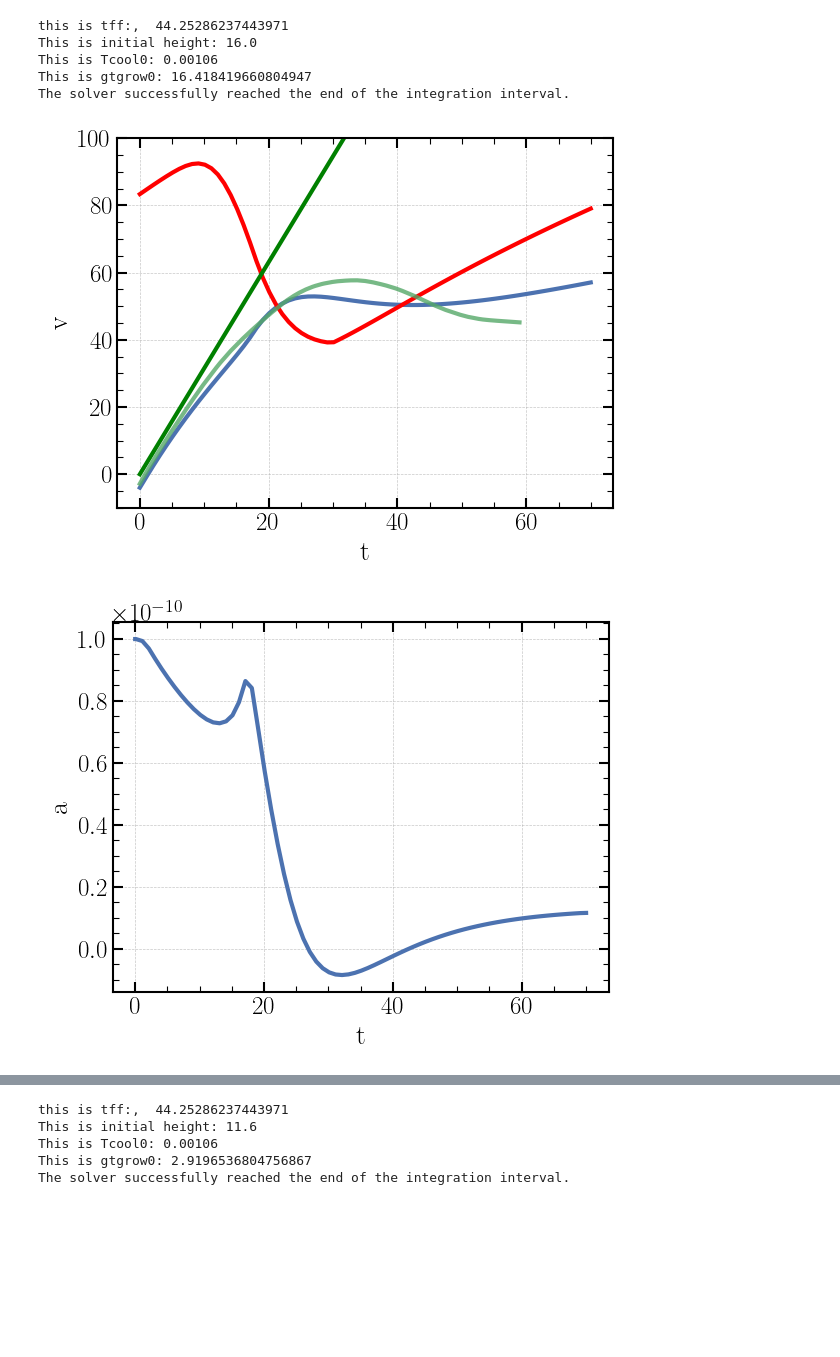
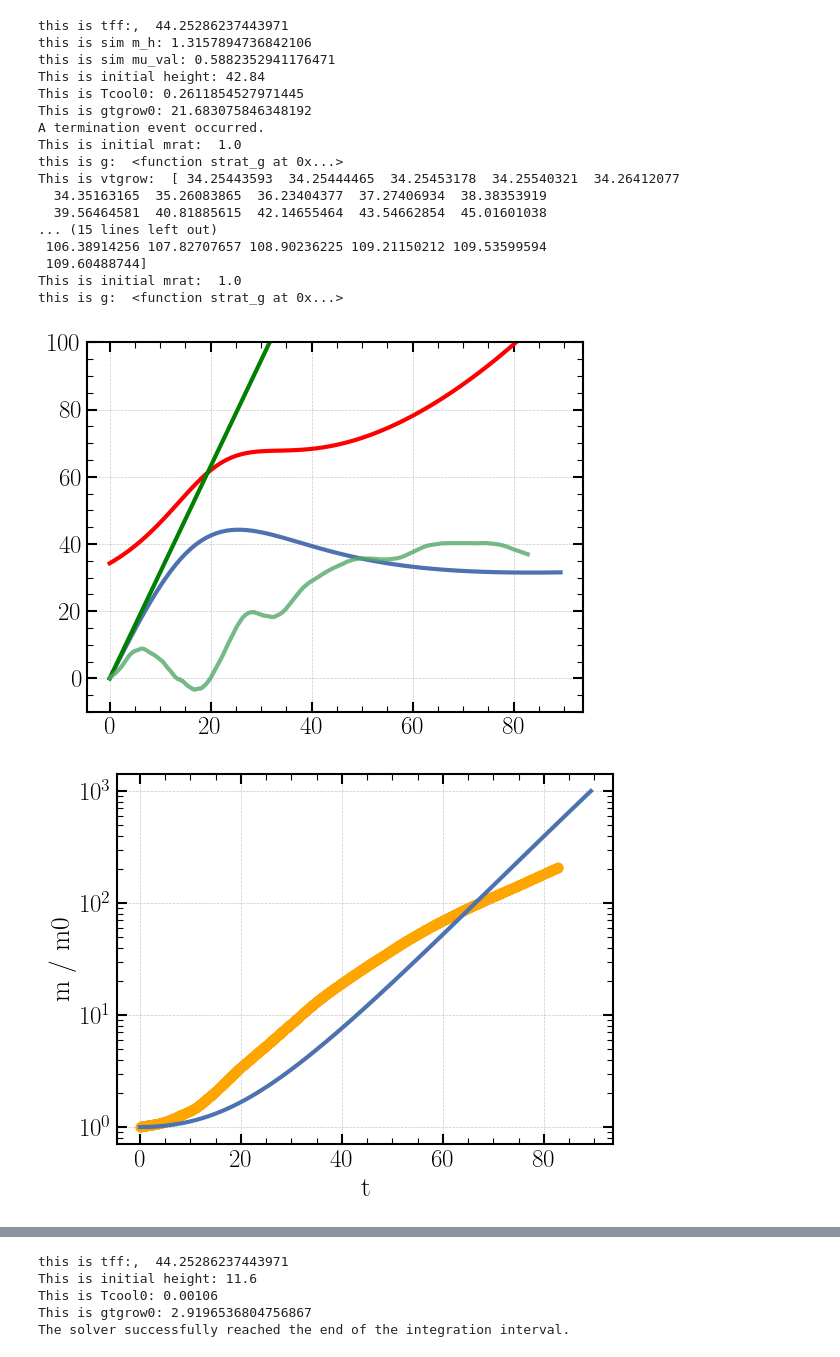
Before and after one commit to fermentando/own_package, a Jupyter notebook: plots/turbulent_infalling.ipynb, the cells around one changed output, grey strips where cells are left out. Cells and saved outputs as stored; diff of their text form; code cells hidden in the pictures; blank space fills up the shorter version.

Commit message:
Changes to turbulent atmospheres

```diff
--- a/plots/turbulent_infalling.ipynb
+++ b/plots/turbulent_infalling.ipynb
@@ -317,7 +288,7 @@ class TurbFallingCloud(object):
 
 class CompareRuns(object):
 
-    def __init__(self, r_cl0, rundir, h0=None, T_cl = 1e4, vturb = 15, profile = 'MW', tcool = None, v0 = 0., cooling_factor = 1):
+    def __init__(self, r_cl0, rundir, h0=None, T_cl = 1e4, vturb = 15, profile = 'MW', Lambda_units = None, v0 = 0.):
 
         self.rundir = rundir
         self.sim = StratifiedBox(os.path.join(self.rundir, 'strat.in'), dir=self.rundir)
@@ -327,17 +298,17 @@ class CompareRuns(object):
             d0 = self.sim.y_centre / 1e3  #kpc
         else:
             d0 = h0
-        self.cloud = TurbFallingCloud(d0, r_cl0, T_cl, vturb=vturb, profile=profile, tcool=tcool, v0 = v0, cooling_factor = cooling_factor)
+        self.cloud = TurbFallingCloud(d0, r_cl0, T_cl, vturb=vturb, profile=profile, Lambda_units=Lambda_units, v0 = v0)
         self.rundir = rundir
                 # Load simulation
 
 
-    def compare_plots(self, item, stop_mode='time', drag_bool = True, f_KH = 3, vnot=1):
+    def compare_plots(self, item, stop_mode='time', drag_bool = True, f_KH = 0.7, vnot=1):
 
         r = self.cloud.integrate(item, stop_mode=stop_mode, drag_bool=drag_bool, f_KH=f_KH, vnot=vnot)
 
 
-        times, norm_mass, cgout, wgout, total = mass_evolution(self.rundir, gout=True)
+        times, norm_mass = mass_evolution(self.rundir)
         tvs, vel = vel_evolution(self.rundir)
         mask = ~np.isnan(norm_mass)
         try:
@@ -369,9 +340,10 @@ class CompareRuns(object):
         # Plot with integrated results
         plt.style.use('custom_plot')
         Myr = u.Myr.to('s')
+        print("This is vtgrow: " , self.cloud.vTgrow(r['t'],r['y'][0], r['y'][1], r['y'][2], f_KH = f_KH, Lambda_units = self.cloud.Lambda_units)/1e3)
         plt.plot(r['t'] / Myr, -r['y'][1] / 1e3)
         plt.ylim(-10,100)
-        plt.plot(r['t'] / Myr, self.cloud.vTgrow(r['y'][0], r['y'][1], r['y'][2])/1e3, color='red')
+        plt.plot(r['t'] / Myr, self.cloud.vTgrow(r['t'], r['y'][0], r['y'][1], r['y'][2], f_KH = f_KH, Lambda_units = self.cloud.Lambda_units)/1e3, color='red')
         plt.plot(r['t'] / Myr, self.cloud.vTdrag(r['y'][0],  r['y'][2])/1e3, color='black')
         plt.plot(r['t'] / Myr, 1e-8/1e5 * r['t'], color='green')
         plt.plot(timeseries, vel * self.sim.code_length_cgs / self.sim.code_time_cgs / 1e5, alpha = 0.8, label='sim')
@@ -414,12 +450,24 @@ FileNotFoundError: [Errno 2] No such file or directory: '/viper/ptmp/ferhi/Strat
 # %%
 plt.style.use('custom_plot')
-fc = CompareRuns(r_cl0=100, vturb = 10, tcool = 1.06e-3, rundir='/viper/ptmp/ferhi/StratDisk/Rsys/m0.1/r100/t1e4', v0 = 4, cooling_factor=1)
-fc.compare_plots(70)
+fc = CompareRuns(r_cl0=100, vturb = 70, rundir='/viper/ptmp/ferhi/InfallTurbulent/mach_test/r1e3/m0.5', cooling_factor=0.2)
+fc.compare_plots(1e3, stop_mode='mass')
 # %% [output]
 this is tff:,  44.25286237443971
-This is initial height: 16.0
-This is Tcool0: 0.00106
-This is gtgrow0: 16.418419660804947
-The solver successfully reached the end of the integration interval.
+this is sim m_h: 1.3157894736842106
+this is sim mu_val: 0.5882352941176471
+This is initial height: 42.84
+This is Tcool0: 0.2611854527971445
+This is gtgrow0: 21.683075846348192
+A termination event occurred.
+This is initial mrat:  1.0
+this is g:  <function strat_g at 0x...>
+This is vtgrow:  [ 34.25443593  34.25444465  34.25453178  34.25540321  34.26412077
+  34.35163165  35.26083865  36.23404377  37.27406934  38.38353919
+  39.56464581  40.81885615  42.14655464  43.54662854  45.01601038
+... (15 lines left out)
+ 106.38914256 107.82707657 108.90236225 109.21150212 109.53599594
+ 109.60488744]
+This is initial mrat:  1.0
+this is g:  <function strat_g at 0x...>
-[figure, old version]
+[figure, new version]
-[figure, old version]
+[figure, new version]
```
Also changed, not shown: parts of 9 cells of this notebook, 28 other files.
